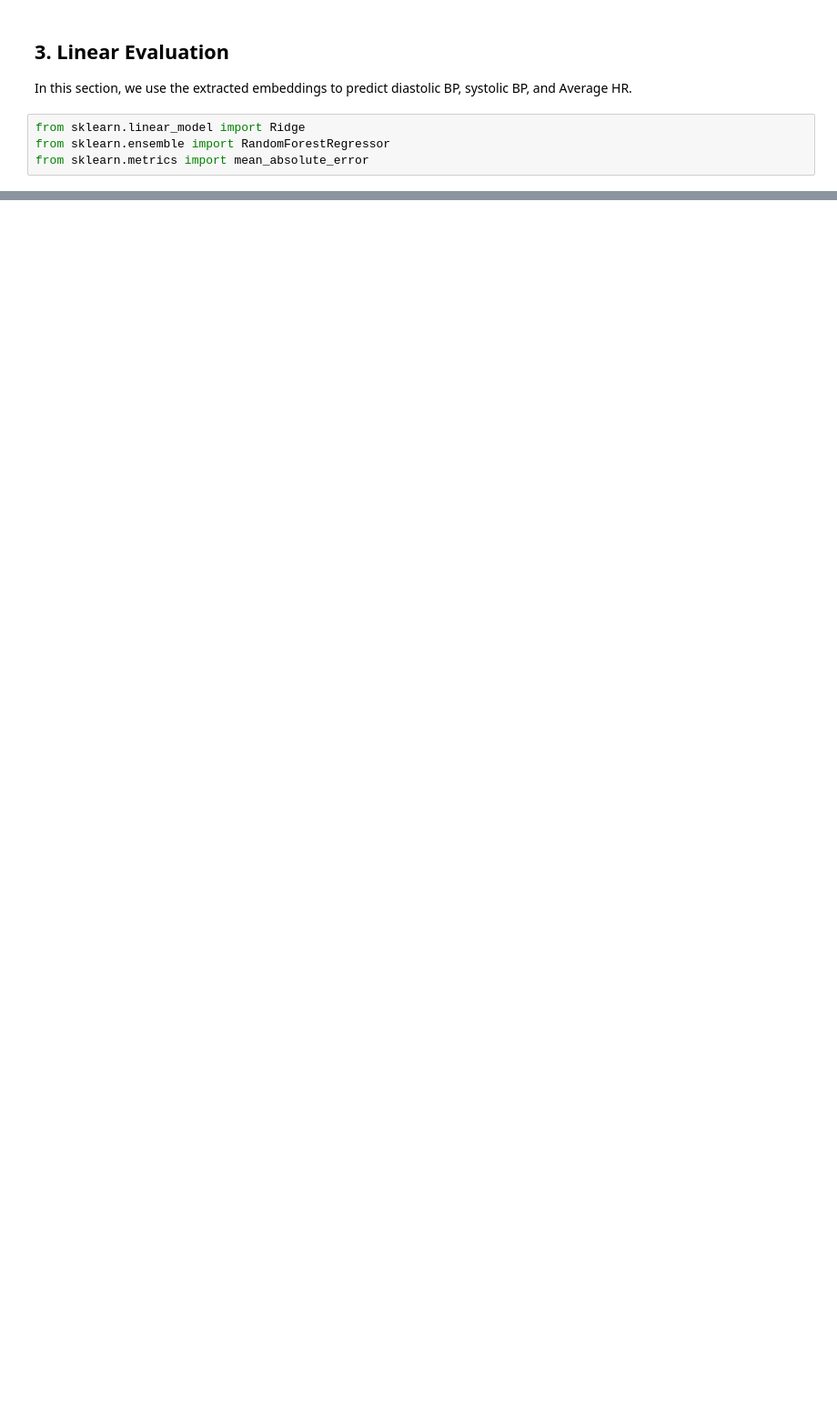
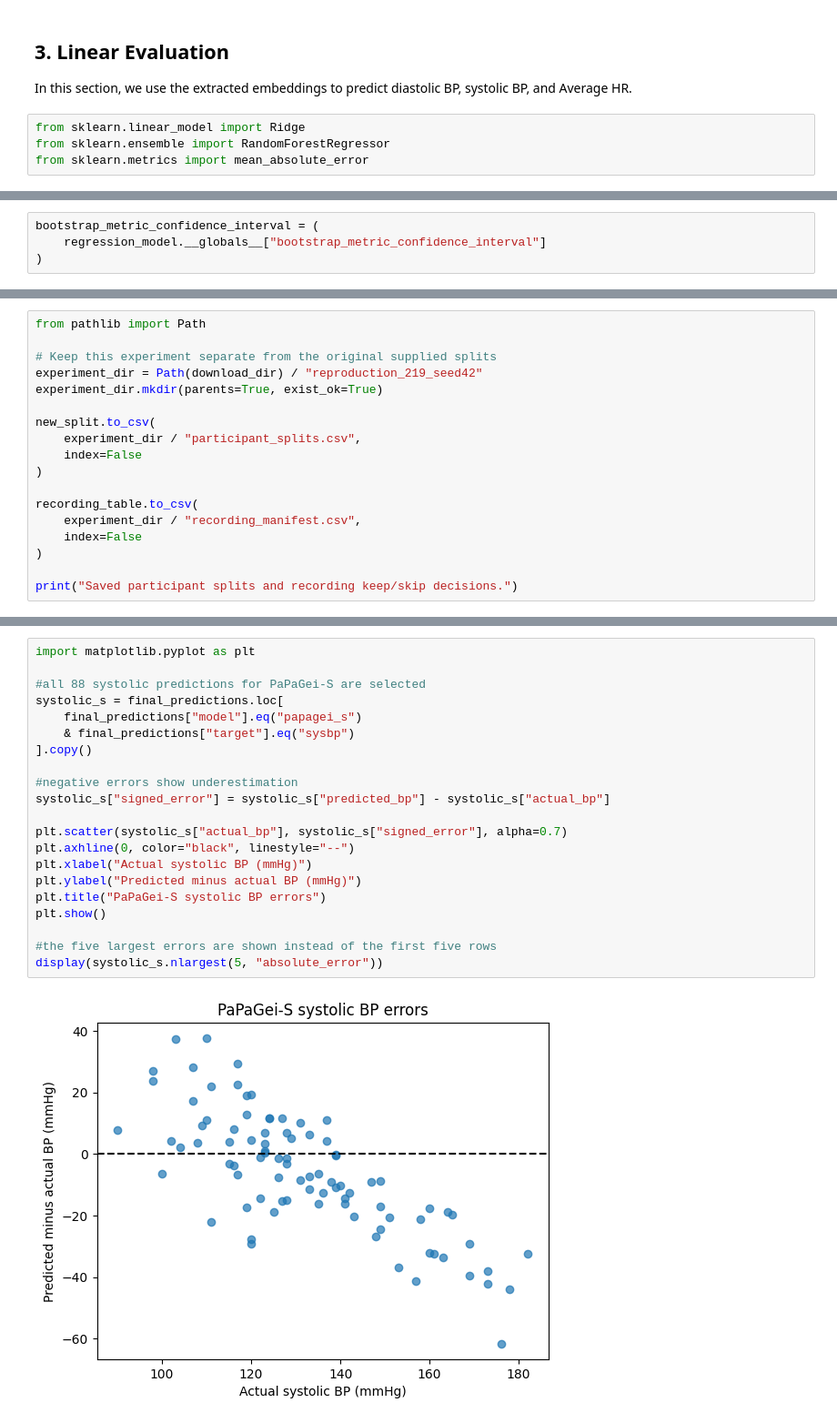
Before and after one commit to KHejralova/papagei-reproduction, a Jupyter notebook: 01_ppgbp_reprod.ipynb, the cells around one changed output, grey strips where cells are left out. Shown at 91% size. Drawn from its saved outputs; the diff is of its cells as text; blank space fills up the shorter version.

Commit message:
Complete BP and hypertension reproduction comparisons

```diff
--- a/01_ppgbp_reprod.ipynb
+++ b/01_ppgbp_reprod.ipynb
@@ -760,0 +1197,4 @@ PaPaGei-P Systolic BP MAE: 14.30742952300281
+# %%
+bootstrap_metric_confidence_interval = (
+    regression_model.__globals__["bootstrap_metric_confidence_interval"]
+)
@@ -760,0 +1859,18 @@ PaPaGei-P Systolic BP MAE: 14.30742952300281
+# %%
+from pathlib import Path
+
+# Keep this experiment separate from the original supplied splits
+experiment_dir = Path(download_dir) / "reproduction_219_seed42"
+experiment_dir.mkdir(parents=True, exist_ok=True)
+
+new_split.to_csv(
+    experiment_dir / "participant_splits.csv",
+    index=False
+)
+
+recording_table.to_csv(
+    experiment_dir / "recording_manifest.csv",
+    index=False
+)
+
+print("Saved participant splits and recording keep/skip decisions.")
@@ -760,0 +2293,23 @@ PaPaGei-P Systolic BP MAE: 14.30742952300281
+# %%
+import matplotlib.pyplot as plt
+
+#all 88 systolic predictions for PaPaGei-S are selected
+systolic_s = final_predictions.loc[
+    final_predictions["model"].eq("papagei_s")
+    & final_predictions["target"].eq("sysbp")
+].copy()
+
+#negative errors show underestimation
+systolic_s["signed_error"] = systolic_s["predicted_bp"] - systolic_s["actual_bp"]
+
+plt.scatter(systolic_s["actual_bp"], systolic_s["signed_error"], alpha=0.7)
+plt.axhline(0, color="black", linestyle="--")
+plt.xlabel("Actual systolic BP (mmHg)")
+plt.ylabel("Predicted minus actual BP (mmHg)")
+plt.title("PaPaGei-S systolic BP errors")
+plt.show()
+
+#the five largest errors are shown instead of the first five rows
+display(systolic_s.nlargest(5, "absolute_error"))
+# %% [output]
+[figure, added]
```
Also changed, not shown: parts of 81 cells of this notebook, 22 other files.
